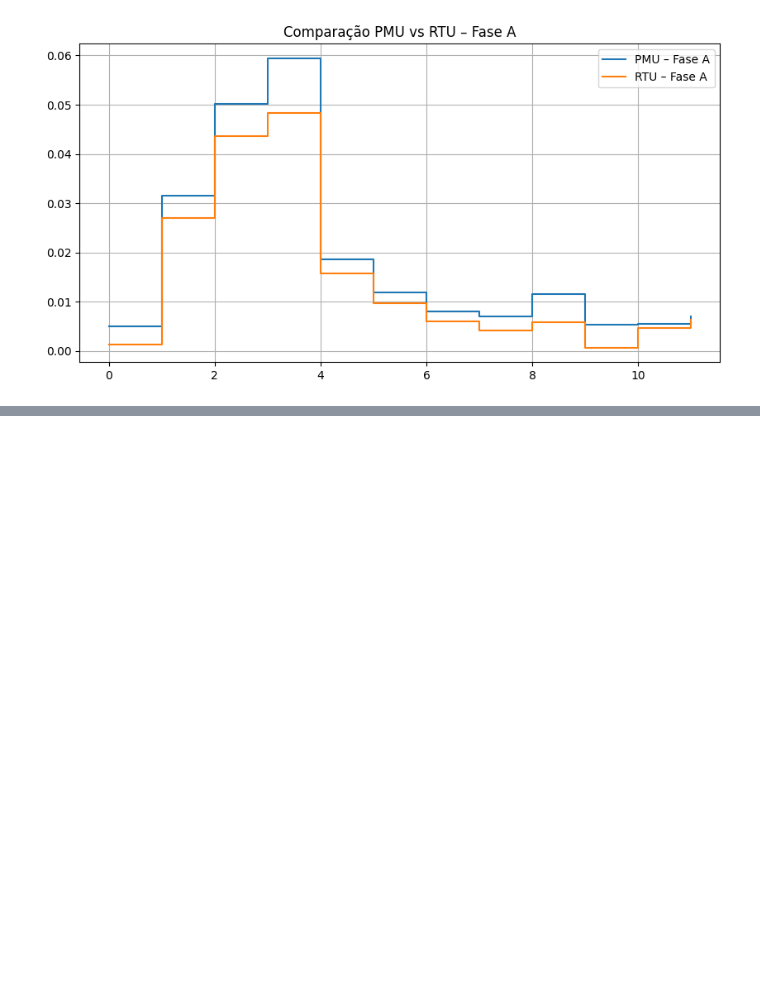
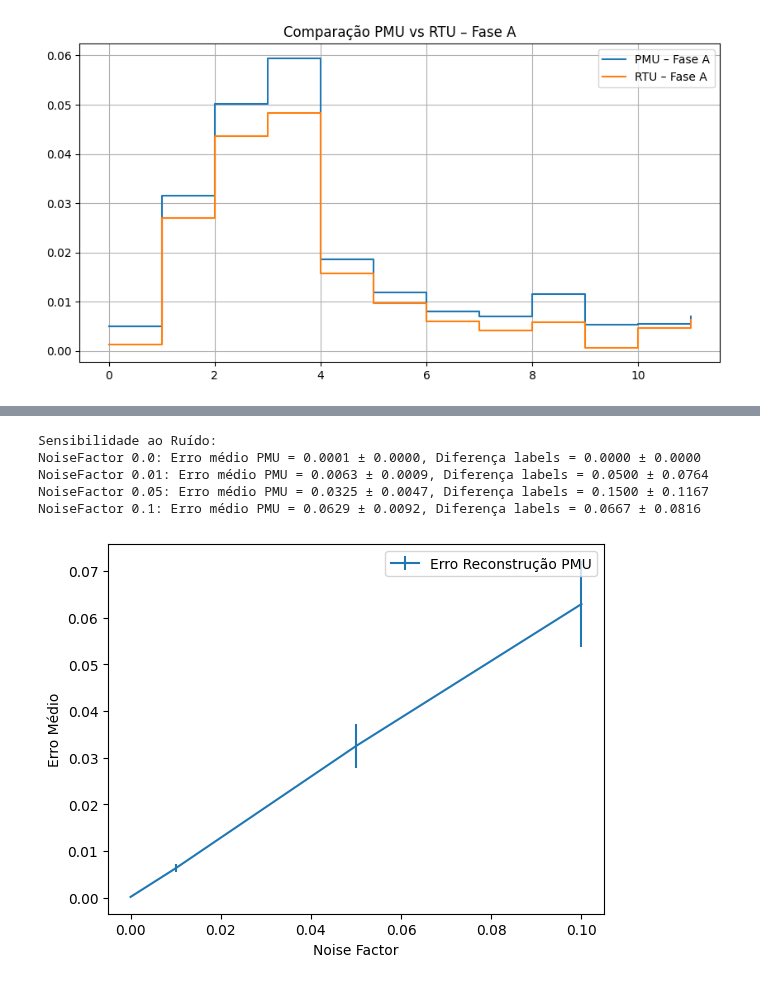
Before and after one commit to matildeaugusto/ADRI, a Jupyter notebook: 6/Class6_Students.ipynb, the cells around one changed output, grey strips where cells are left out. Drawn from its saved outputs; the diff is of its cells as text; code cells hidden in the pictures; blank space fills up the shorter version.

```diff
--- a/6/Class6_Students.ipynb
+++ b/6/Class6_Students.ipynb
@@ -604,0 +379,72 @@ Erro com medições extra : 2.4070280795733456
+# %%
+noise_levels = [0.0, 0.01, 0.05, 0.1]
+num_runs = 10
+
+errors_pmu = []
+accuracies = []
+
+for noiseFactor in noise_levels:
+    run_errors = []
+    run_accuracies = []
+
+    for run in range(num_runs):
+        Y = np.zeros((3*m), dtype=complex)
+        for i in range(m):
+            si = [[0, 0, s[i,2], 0], [0, 0, s[i,1], 0], [0, s[i,0], 0, s[i,3]]]
+            mvp = pf3ph(topo, z, si, vr, el, ni, al)
+            noise = 1 + noiseFactor * np.random.randn(3)
+            mvp[:, 3] = np.multiply(mvp[:, 3], noise)
+            Y[3*i:3*i+3] = mvp[:, 3]
+
+
+        vz = np.zeros(3*m, dtype=complex)
+        for i in range(m):
+            vz[3*i:3*i+3] = vr * np.array([1, al, al**2]) - Y[3*i:3*i+3]
+
+        X = np.zeros((3*m, 12), dtype=complex)
+        for i in range(m):
+            X_block = np.zeros((3, 12), dtype=complex)
+            for c in range(4):
+                Z = np.array([[2, al, al**2], [1, 2*al, al**2], [1, al, 2*al**2]], dtype=complex)
+                X_block[:, 3*c:3*(c+1)] = Z * s[i, c]
+            X[3*i:3*i+3, :] = X_block
+
+        Bpmu, *_ = np.linalg.lstsq(X, vz, rcond=None)
+        BBpmu = Bpmu.reshape(4, 3)
+        BBpmu_bin = to_binary_labels(BBpmu)
+
+        vz_abs = (vr - np.abs(Y)) * np.tile([1, al, al**2], m)
+        Brtu, *_ = np.linalg.lstsq(X, vz_abs, rcond=None)
+        BBrtu = Brtu.reshape(4, 3)
+        BBrtu_bin = to_binary_labels(BBrtu)
+
+        V_est = X @ Bpmu
+        err = np.abs(V_est - vz)
+        run_errors.append(np.mean(err.real))
+
+        accuracy = np.mean(np.abs(BBpmu_bin - BBrtu_bin))
+        run_accuracies.append(accuracy)
+
+    errors_pmu.append((np.mean(run_errors), np.std(run_errors)))
+    accuracies.append((np.mean(run_accuracies), np.std(run_accuracies)))
+
+
+print("Sensibilidade ao Ruído:")
+for i, nf in enumerate(noise_levels):
+    print(f"NoiseFactor {nf}: Erro médio PMU = {errors_pmu[i][0]:.4f} ± {errors_pmu[i][1]:.4f}, Diferença labels = {accuracies[i][0]:.4f} ± {accuracies[i][1]:.4f}")
+
+
+import matplotlib.pyplot as plt
+plt.figure()
+plt.errorbar(noise_levels, [e[0] for e in errors_pmu], yerr=[e[1] for e in errors_pmu], label='Erro Reconstrução PMU')
+plt.xlabel('Noise Factor')
+plt.ylabel('Erro Médio')
+plt.legend()
+plt.show()
+# %% [output]
+Sensibilidade ao Ruído:
+NoiseFactor 0.0: Erro médio PMU = 0.0001 ± 0.0000, Diferença labels = 0.0000 ± 0.0000
+NoiseFactor 0.01: Erro médio PMU = 0.0063 ± 0.0009, Diferença labels = 0.0500 ± 0.0764
+NoiseFactor 0.05: Erro médio PMU = 0.0325 ± 0.0047, Diferença labels = 0.1500 ± 0.1167
+NoiseFactor 0.1: Erro médio PMU = 0.0629 ± 0.0092, Diferença labels = 0.0667 ± 0.0816
+[figure, added]
```
Also changed, not shown: parts of 7 cells of this notebook.
